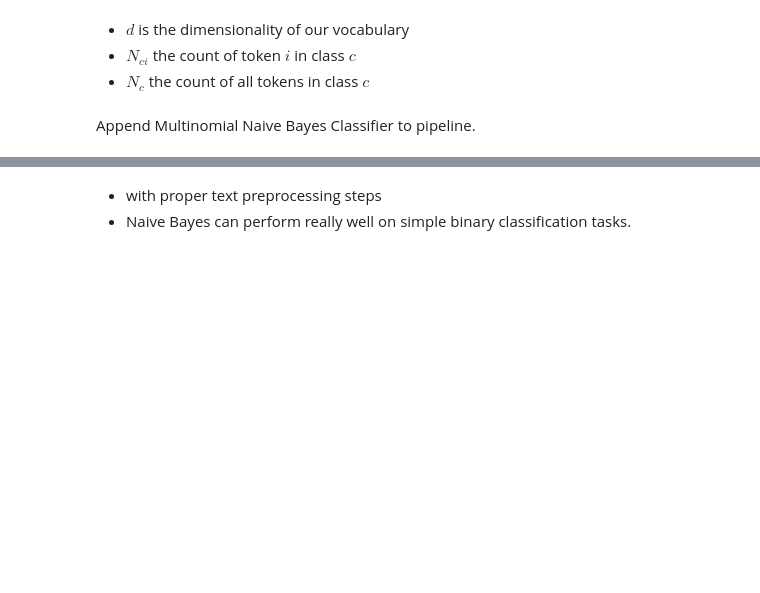
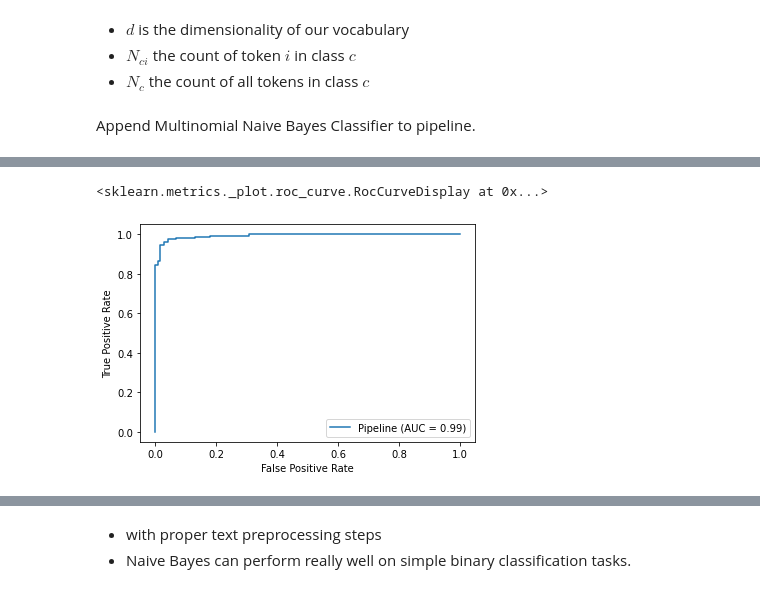
Before and after one commit to tkhendrix22/NYC-DS-091922, a Jupyter notebook: Phase_4/Phase4_Topic37_Natural_Language_Processing/3_Modeling/NLP Classification.ipynb, the cells around one changed output, grey strips where cells are left out. Saved outputs shown, nothing was run; the diff lists cells and outputs as text; code cells hidden in the pictures; blank space fills up the shorter version.

```diff
--- a/Phase_4/Phase4_Topic37_Natural_Language_Processing/3_Modeling/NLP Classification.ipynb
+++ b/Phase_4/Phase4_Topic37_Natural_Language_Processing/3_Modeling/NLP Classification.ipynb
@@ -324,2 +413,2 @@ mod_pipe.steps
 # %%
-mod_pipe.fit(X_train, y_train)
+mod_pipe.fit(transformed_train, y_train)
@@ -334,4 +437,7 @@ roc_auc_score(y_test, y_pred)
 # %%
-#plot_roc_curve(mod_pipe, X_test, y_test)
-RocCurveDisplay.from_estimator(mod_pipe, X_test, y_test)
+plot_roc_curve(mod_pipe, transformed_test, y_test)
+#RocCurveDisplay.from_estimator(mod_pipe, X_test, y_test)
+# %% [output]
+<sklearn.metrics._plot.roc_curve.RocCurveDisplay at 0x...>
+[figure, added]
 # %%
```
Also changed, not shown: parts of 28 cells of this notebook.
